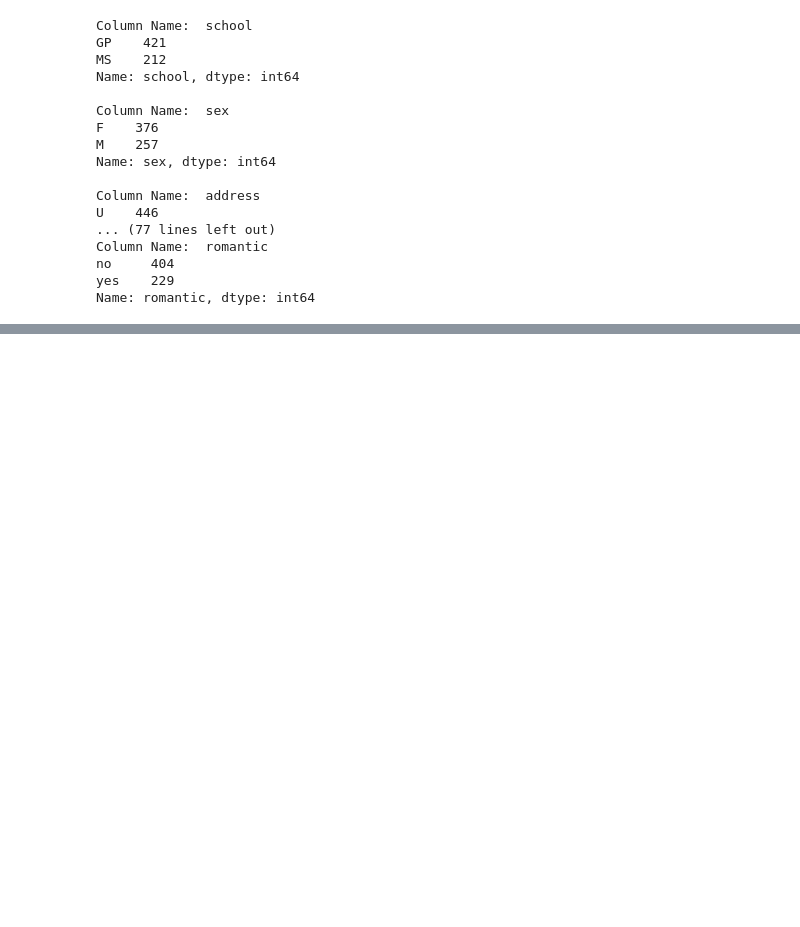
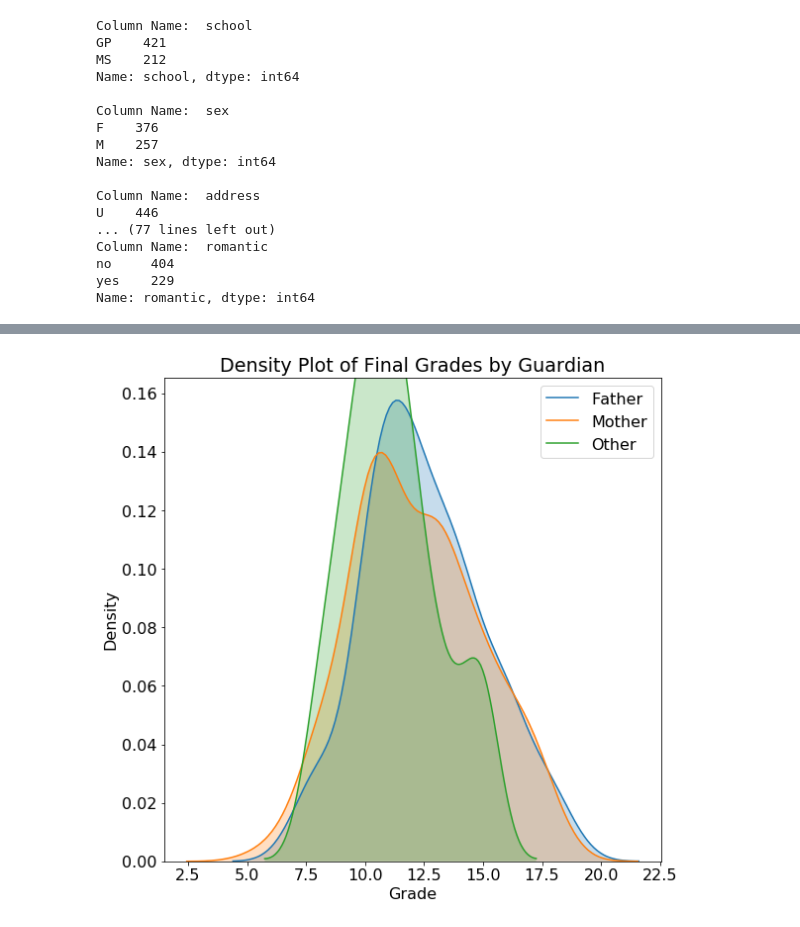
Before and after one commit to BonifasiusAnggara/Predicting-Student-Grades-with-BayesianLR, a Jupyter notebook: Predicting_Student_Grades_with_BayesianLR.ipynb, the cells around one changed output, grey strips where cells are left out. Saved outputs shown, nothing was run; the diff lists cells and outputs as text; code cells hidden in the pictures; blank space fills up the shorter version.

```diff
--- a/Predicting_Student_Grades_with_BayesianLR.ipynb
+++ b/Predicting_Student_Grades_with_BayesianLR.ipynb
@@ -117,0 +170,8 @@ Name: romantic, dtype: int64
+# %%
+# Grade distribution by Guardian
+sns.kdeplot(df.loc[df['guardian'] == 'father', 'Grade'], label = 'Father', shade = True)
+sns.kdeplot(df.loc[df['guardian'] == 'mother', 'Grade'], label = 'Mother', shade = True)
+sns.kdeplot(df.loc[df['guardian'] == 'other', 'Grade'], label = 'Other', shade = True)
+plt.xlabel('Grade'); plt.ylabel('Density'); plt.title('Density Plot of Final Grades by Guardian');
+# %% [output]
+[figure, added]
```
Also changed, not shown: parts of 7 cells of this notebook, 1 other file.
